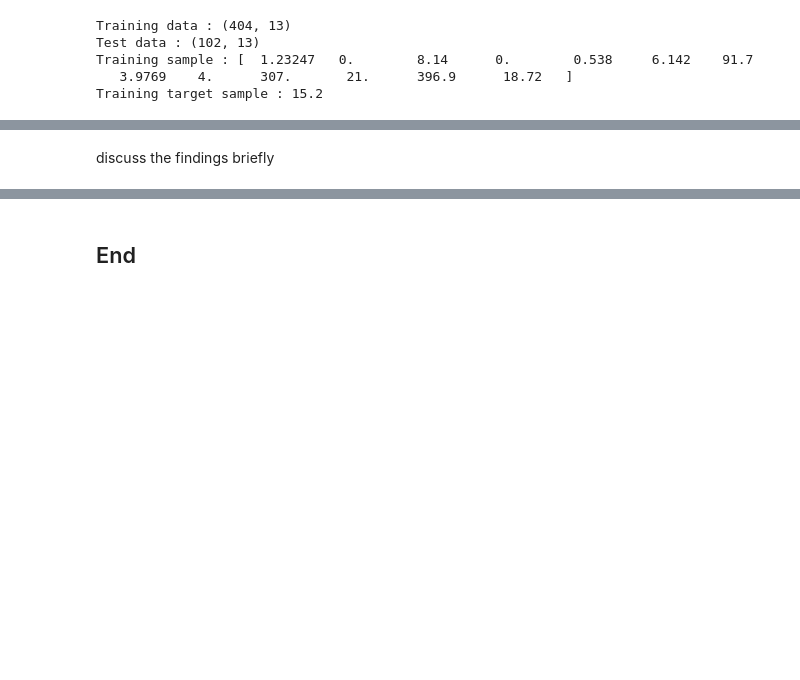
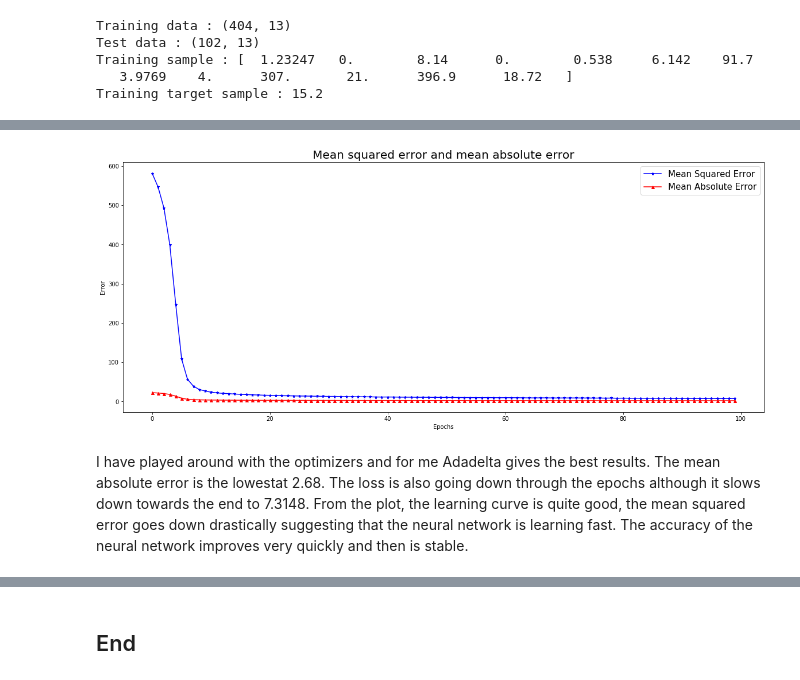
Before and after one commit to Luisa-T/MachineLearningAssessment, a Jupyter notebook: Machine Learning and Statistics Assessment Luisa Timothy.ipynb, the cells around one changed output, grey strips where cells are left out. Drawn from its saved outputs; the diff is of its cells as text; code cells hidden in the pictures; blank space fills up the shorter version.

Commit message:
Fixed the neural network, added plot

```diff
--- a/Machine Learning and Statistics Assessment Luisa Timothy.ipynb
+++ b/Machine Learning and Statistics Assessment Luisa Timothy.ipynb
@@ -276,41 +289,36 @@ test_data /= std
 from keras import models
 from keras import layers
 
+#function to build the neural network
 def build_model():
     model = models.Sequential()
     model.add(layers.Dense(64, activation='relu', input_shape=(train_data.shape[1],)))
     model.add(layers.Dense(64, activation='relu'))
     model.add(layers.Dense(1))
 
-    model.compile(optimizer='rmsprop',
-              loss='mse',
-              metrics=['mae'])
+    # compile the neural network, found the optimizer here: https://keras.io/optimizers/
+    model.compile(optimizer='adadelta', loss='mse', metrics=['mse', 'mae'])
     return model
 # %%
 import numpy as np
-k = 4
+
 num_val_samples = len(train_data) // k
-num_epochs = 100
 all_scores = []
 
-for i in range(k):
-    print(f'Processing fold # {i}')
-    val_data = train_data[i * num_val_samples: (i+1) * num_val_samples]
-    val_targets = train_targets[i * num_val_samples: (i+1) * num_val_samples]
+val_data = train_data[i * num_val_samples: (i+1) * num_val_samples]
+val_targets = train_targets[i * num_val_samples: (i+1) * num_val_samples]
 
-    partial_train_data = np.concatenate(
+partial_train_data = np.concatenate(
                             [train_data[:i * num_val_samples],
                             train_data[(i+1) * num_val_samples:]],
                             axis=0)
-    partial_train_targets = np.concatenate(
+partial_train_targets = np.concatenate(
                             [train_targets[:i * num_val_samples],
                             train_targets[(i+1)*num_val_samples:]],
                             axis=0)
-    model = build_model()
-    model.fit(partial_train_data,
-              partial_train_targets,
-              epochs=num_epochs,
-                verbose=0)
-    val_mse, val_mae = model.evaluate(val_data, val_targets, verbose=0)
-    all_scores.append(val_mae)
+model = build_model()
+history = model.fit(partial_train_data, partial_train_targets, epochs=100,batch_size=64)
+
+val_mean_squared_error, val_mae = model.evaluate(val_data, val_targets, verbose=0)
+all_scores.append(val_mae)
 # %% [output]
@@ -334,4 +360,19 @@ test_mae_score
-# %% [markdown]
-discuss the findings briefly
+# %%
+import matplotlib.pyplot as plt
+
+fig = plt.subplots(figsize=(20,8),facecolor='w', edgecolor='k')
+# Plot the results from the neural network
+plt.plot(history.history['mean_squared_error'], label="Mean Squared Error", color='blue', marker='*', markersize=5)
+plt.plot(history.history['mean_absolute_error'], label="Mean Absolute Error", color='red', marker='^', markersize=5)
+plt.title('Mean squared error and mean absolute error', fontsize=20)
+plt.xlabel('Epochs')
+plt.ylabel('Error')
+plt.legend(loc='upper right', prop={'size': 15})
+
+plt.show()
+# %% [output]
+[figure, added]
+# %% [markdown]
+I have played around with the optimizers and for me Adadelta gives the best results. The mean absolute error is the lowestat 2.68. The loss is also going down through the epochs although it slows down towards the end to 7.3148. From the plot, the learning curve is quite good, the mean squared error goes down drastically suggesting that the neural network is learning fast. The accuracy of the neural network improves very quickly and then is stable.
 # %% [markdown]
 ## References:
```
Also changed, not shown: parts of 6 cells of this notebook.
